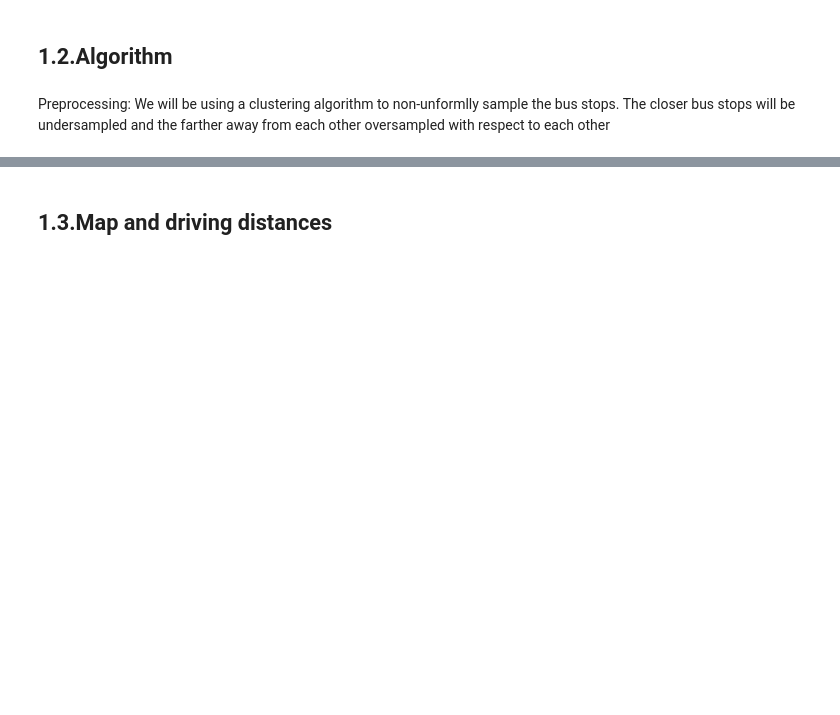
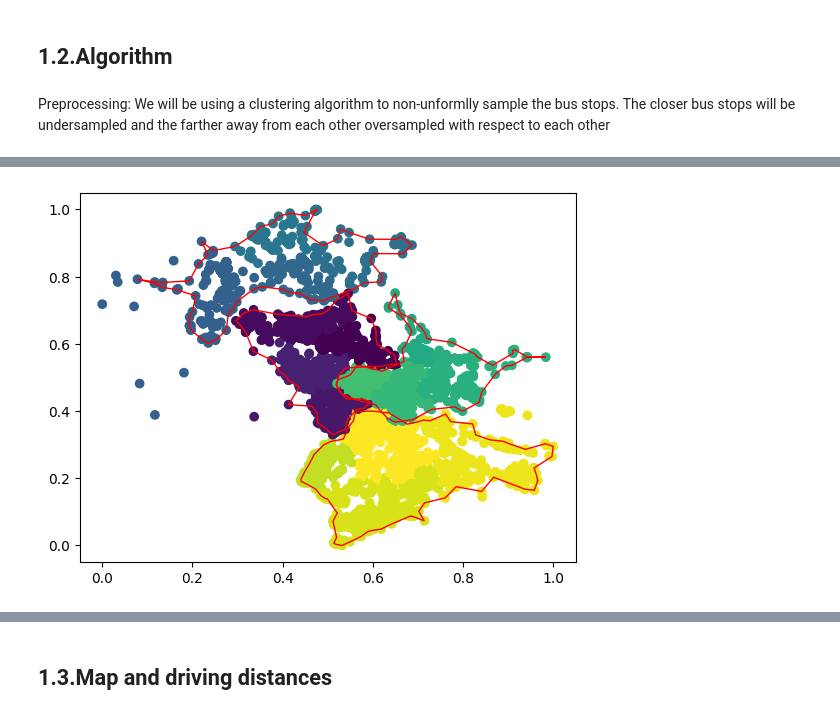
Before and after one commit to pasqal-io/Pasqal_Hackathon_Feb25_Team_03, a Jupyter notebook: get_bus_stops.ipynb, the cells around one changed output, grey strips where cells are left out. Cells and saved outputs as stored; diff of their text form; code cells hidden in the pictures; blank space fills up the shorter version.

```diff
--- a/get_bus_stops.ipynb
+++ b/get_bus_stops.ipynb
@@ -143 +226,27 @@ the size that we want
+# %%
+# fancy scatter
+fig, ax = plt.subplots()
+n_clusters = 4
+
+x = X[:, 0]
+y = X[:, 1]
+z = top_down[:,1]
+plt.scatter(X[:,0], X[:,1], c=top_down[:,1])
+for i in range(1,n_clusters+1):
+    cluster = X[top_down[:,0] == i]
+    alpha = 30
+    hull = alphashape.alphashape(cluster, alpha)
+    if type(hull)== shapely.geometry.multipolygon.MultiPolygon:
+        areas = [ geom.area for geom in hull.geoms]
+        # Select the component with larger area
+        big = np.argmax(areas)
+        hull_pts = hull.geoms[big].exterior.coords.xy
+    else:
+        hull_pts = hull.exterior.coords.xy
+    poly_patch = Polygon(np.array(hull_pts).T, facecolor='none', edgecolor='red')
+    ax.add_patch(poly_patch)
+
+plt.show()
+# %% [output]
+[figure, added]
 # %%
```
Also changed, not shown: parts of 16 cells of this notebook.
